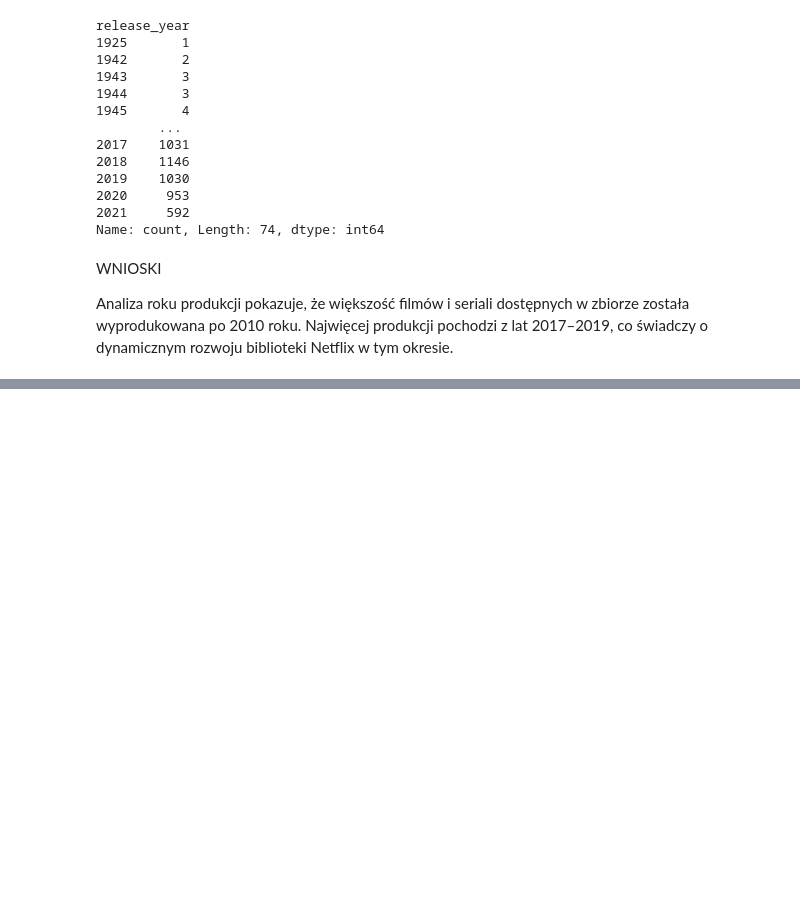
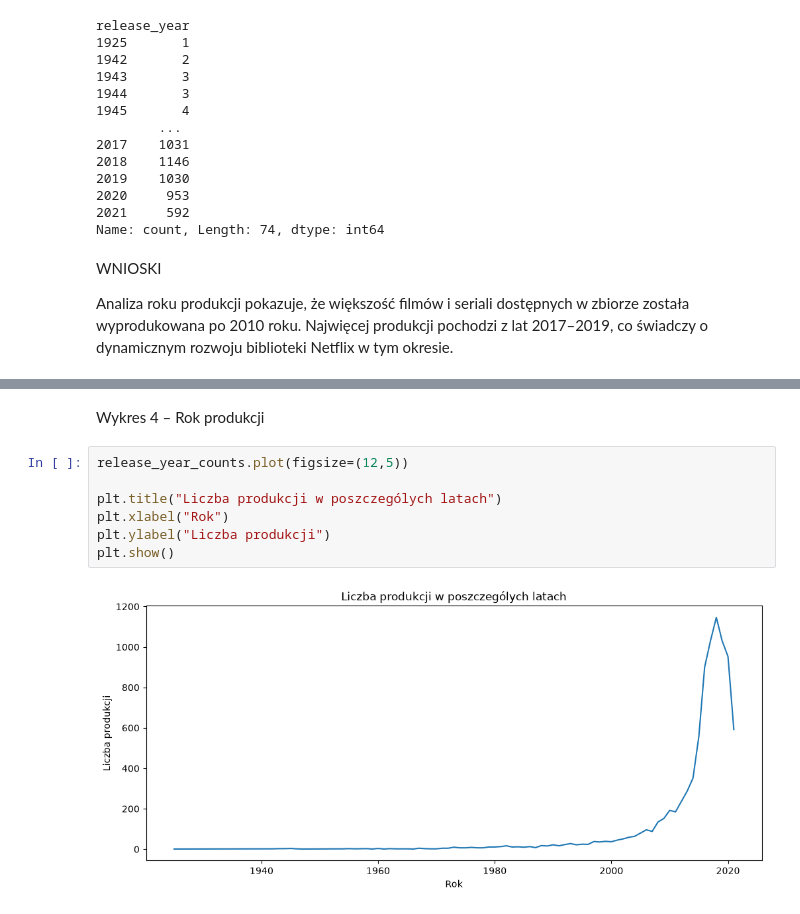
Before and after one commit to martafreund/analiza, a Jupyter notebook: netfix_cleaning.ipynb, the cells around one changed output, grey strips where cells are left out. Cells and saved outputs as stored; diff of their text form; blank space fills up the shorter version.

```diff
--- a/netfix_cleaning.ipynb
+++ b/netfix_cleaning.ipynb
@@ -414,0 +499,11 @@ Analiza roku produkcji pokazuje, że większość filmów i seriali dostępnych
+# %% [markdown]
+Wykres 4 – Rok produkcji
+# %%
+release_year_counts.plot(figsize=(12,5))
+
+plt.title("Liczba produkcji w poszczególych latach")
+plt.xlabel("Rok")
+plt.ylabel("Liczba produkcji")
+plt.show()
+# %% [output]
+[figure, added]
```
Also changed, not shown: parts of 16 cells of this notebook.
